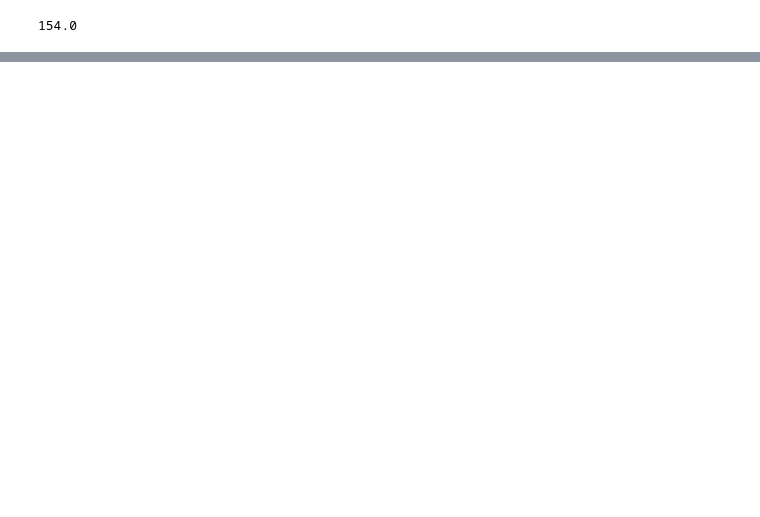
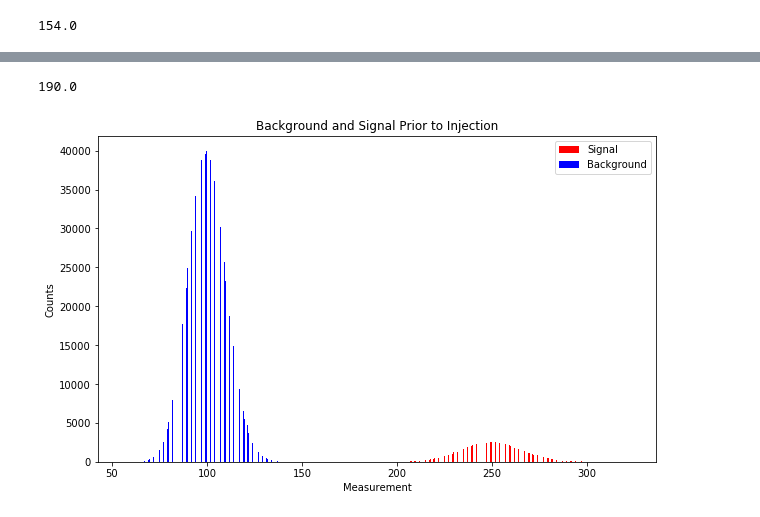
Before and after one commit to noahkim4648/Phys-434-Portfolio, a Jupyter notebook: Lab-6.ipynb, the cells around one changed output, grey strips where cells are left out. Drawn from its saved outputs; the diff is of its cells as text; code cells hidden in the pictures; blank space fills up the shorter version.

```diff
--- a/Lab-6.ipynb
+++ b/Lab-6.ipynb
@@ -66,0 +43,17 @@ print(thresh)
+# %%
+prob = stats.norm.sf(8)
+thresh = stats.poisson.isf(prob,100)
+print(thresh)
+# %% [output]
+190.0
+# %%
+signal_mean = 250
+signal = stats.poisson.rvs(signal_mean,size=100000)
+plt.hist([signal, poisson_dist], bins = 400, color=['red','blue'],label=['Signal', 'Background'])
+plt.title("Background and Signal Prior to Injection")
+plt.xlabel("Measurement")
+plt.ylabel("Counts")
+plt.legend()
+plt.show()
+# %% [output]
+[figure, added]
```
Also changed, not shown: parts of 12 cells of this notebook.
